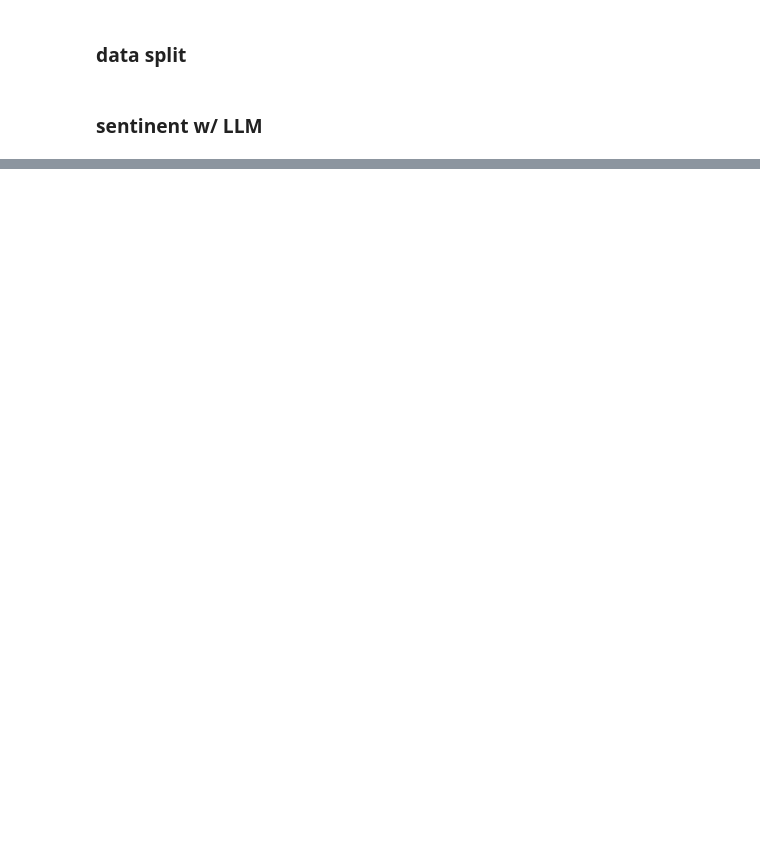
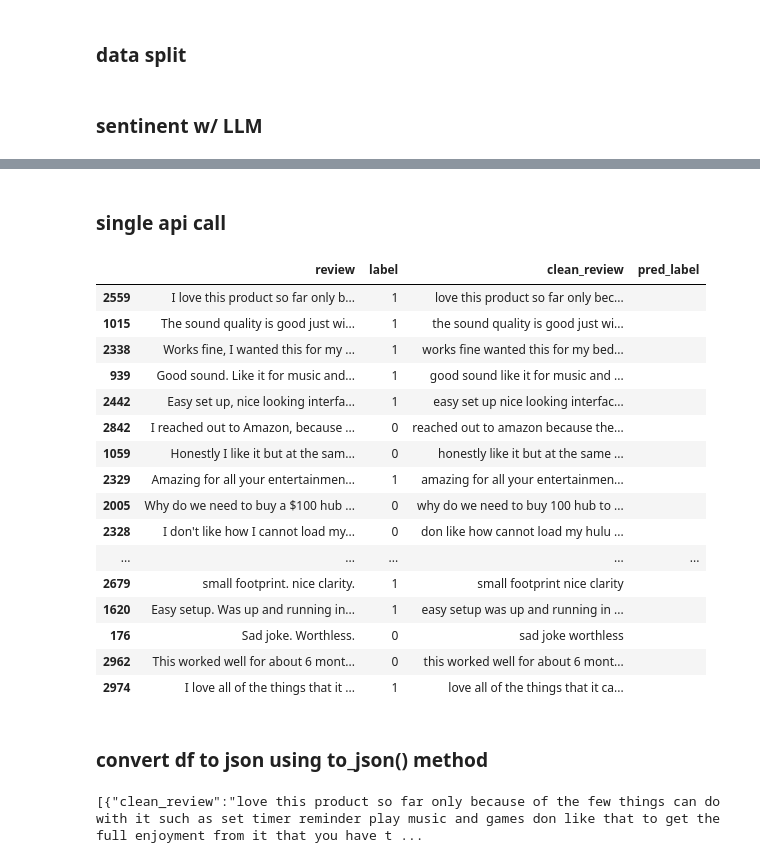
Before and after one commit to Nawel-Bellil/sentinent-analysis-using-gemini-api, a Jupyter notebook: src/amazon_f_hanson.ipynb, the cells around one changed output, grey strips where cells are left out. Cells and saved outputs as stored; diff of their text form; code cells hidden in the pictures; blank space fills up the shorter version.

Commit message:
json data

```diff
--- a/src/amazon_f_hanson.ipynb
+++ b/src/amazon_f_hanson.ipynb
@@ -118,0 +193,33 @@ def to_markdown(text):
+# %% [markdown]
+### single api call
+# %%
+test_set_sample = test_set.sample(20)
+
+test_set_sample['pred_label']=''
+
+test_set_sample
+# %% [output]
+|  | review | label | clean_review | pred_label |
+| 2559 | I love this product so far only b... | 1 | love this product so far only bec... |  |
+| 1015 | The sound quality is good just wi... | 1 | the sound quality is good just wi... |  |
+| 2338 | Works fine, I wanted this for my ... | 1 | works fine wanted this for my bed... |  |
+| 939 | Good sound. Like it for music and... | 1 | good sound like it for music and ... |  |
+| 2442 | Easy set up, nice looking interfa... | 1 | easy set up nice looking interfac... |  |
+| 2842 | I reached out to Amazon, because ... | 0 | reached out to amazon because the... |  |
+| 1059 | Honestly I like it but at the sam... | 0 | honestly like it but at the same ... |  |
+| 2329 | Amazing for all your entertainmen... | 1 | amazing for all your entertainmen... |  |
+| 2005 | Why do we need to buy a $100 hub ... | 0 | why do we need to buy 100 hub to ... |  |
+| 2328 | I don't like how I cannot load my... | 0 | don like how cannot load my hulu ... |  |
+| ... | ... | ... | ... | ... |
+| 2679 | small footprint. nice clarity. | 1 | small footprint nice clarity |  |
+| 1620 | Easy setup. Was up and running in... | 1 | easy setup was up and running in ... |  |
+| 176 | Sad joke. Worthless. | 0 | sad joke worthless |  |
+| 2962 | This worked well for about 6 mont... | 0 | this worked well for about 6 mont... |  |
+| 2974 | I love all of the things that it ... | 1 | love all of the things that it ca... |  |
+# %% [markdown]
+### convert df to json using to_json() method
+# %%
+json_data = test_set_sample[['clean_review','pred_label']].to_json(orient='records')
+print(json_data)
+# %% [output]
+[{"clean_review":"love this product so far only because of the few things can do with it such as set timer reminder play music and games don like that to get the full enjoyment from it that you have t ...
```
Also changed, not shown: parts of 9 cells of this notebook, 1 other file.
